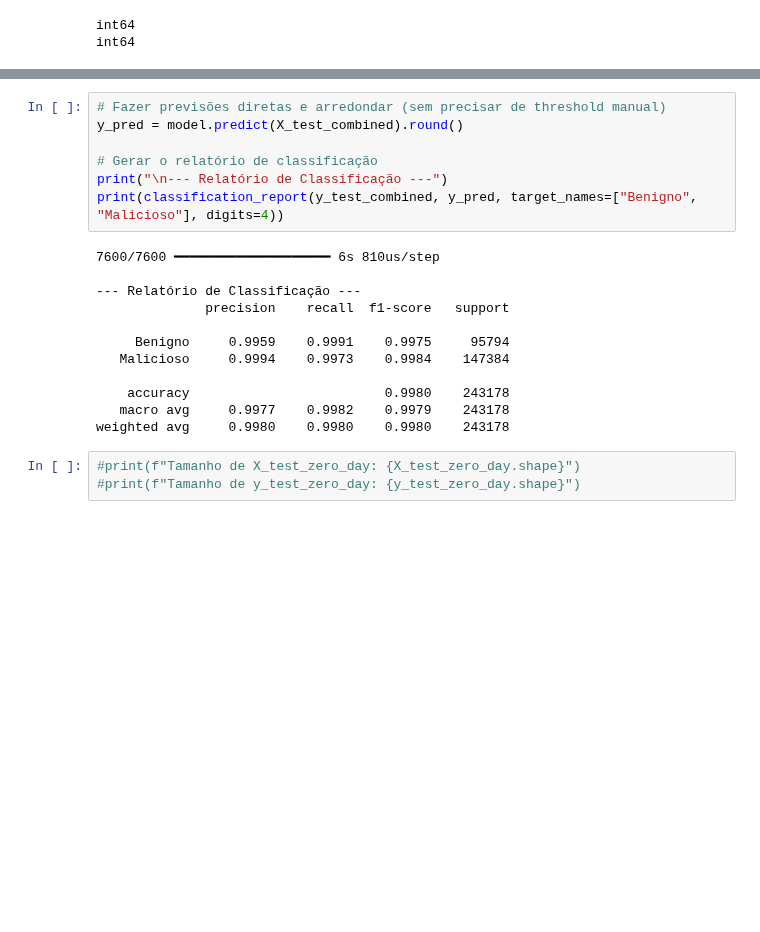
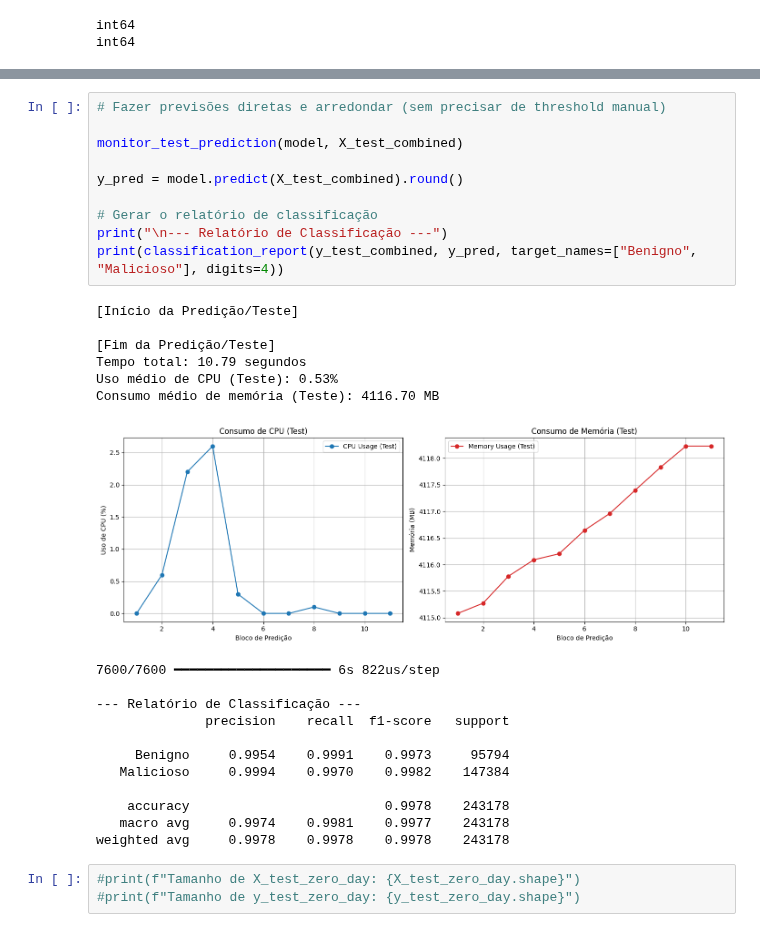
Before and after one commit to gabrieladamasceno/Attacks_5G, a Jupyter notebook: MLP_Binário_Zero_Day_ICMPFlood.ipynb, the cells around one changed output, grey strips where cells are left out. Cells and saved outputs as stored; diff of their text form; blank space fills up the shorter version.

Commit message:
teste 09.04

```diff
--- a/MLP_Binário_Zero_Day_ICMPFlood.ipynb
+++ b/MLP_Binário_Zero_Day_ICMPFlood.ipynb
@@ -376,22 +463,32 @@ Consumo médio de memória: 3284.95 MB
 # %%
 # Fazer previsões diretas e arredondar (sem precisar de threshold manual)
+
+monitor_test_prediction(model, X_test_combined)
+
 y_pred = model.predict(X_test_combined).round()
 
 # Gerar o relatório de classificação
 print("\n--- Relatório de Classificação ---")
 print(classification_report(y_test_combined, y_pred, target_names=["Benigno", "Malicioso"], digits=4))
 # %% [output]
-7600/7600 ━━━━━━━━━━━━━━━━━━━━ 6s 810us/step
+[Início da Predição/Teste]
 
---- Relatório de Classificação ---
-              precision    recall  f1-score   support
-
-     Benigno     0.9959    0.9991    0.9975     95794
-   Malicioso     0.9994    0.9973    0.9984    147384
-
-    accuracy                         0.9980    243178
-   macro avg     0.9977    0.9982    0.9979    243178
-weighted avg     0.9980    0.9980    0.9980    243178
+[Fim da Predição/Teste]
+Tempo total: 10.79 segundos
+Uso médio de CPU (Teste): 0.53%
+Consumo médio de memória (Teste): 4116.70 MB
+[figure, added]
+7600/7600 ━━━━━━━━━━━━━━━━━━━━ 6s 822us/step
+
+--- Relatório de Classificação ---
+              precision    recall  f1-score   support
+
+     Benigno     0.9954    0.9991    0.9973     95794
+   Malicioso     0.9994    0.9970    0.9982    147384
+
+    accuracy                         0.9978    243178
+   macro avg     0.9974    0.9981    0.9977    243178
+weighted avg     0.9978    0.9978    0.9978    243178
 # %%
 #print(f"Tamanho de X_test_zero_day: {X_test_zero_day.shape}")
 #print(f"Tamanho de y_test_zero_day: {y_test_zero_day.shape}")
```
Also changed, not shown: parts of 11 cells of this notebook.
